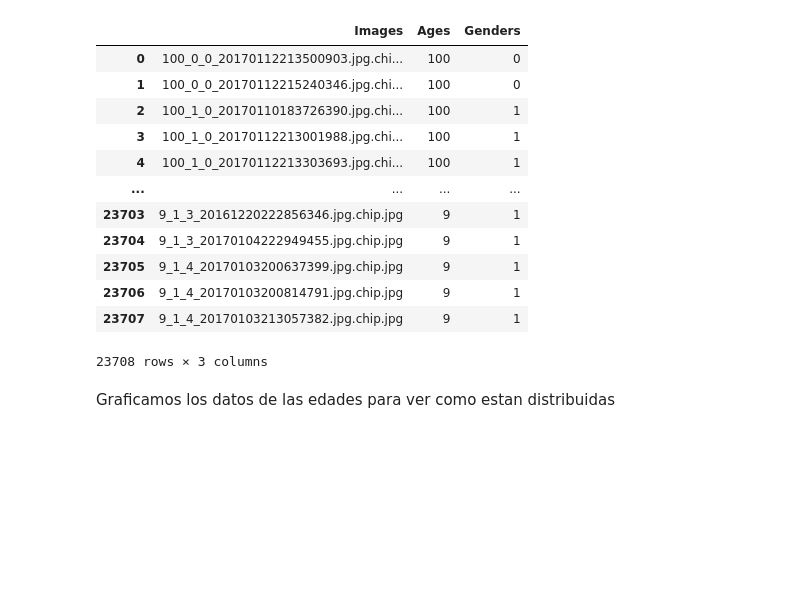
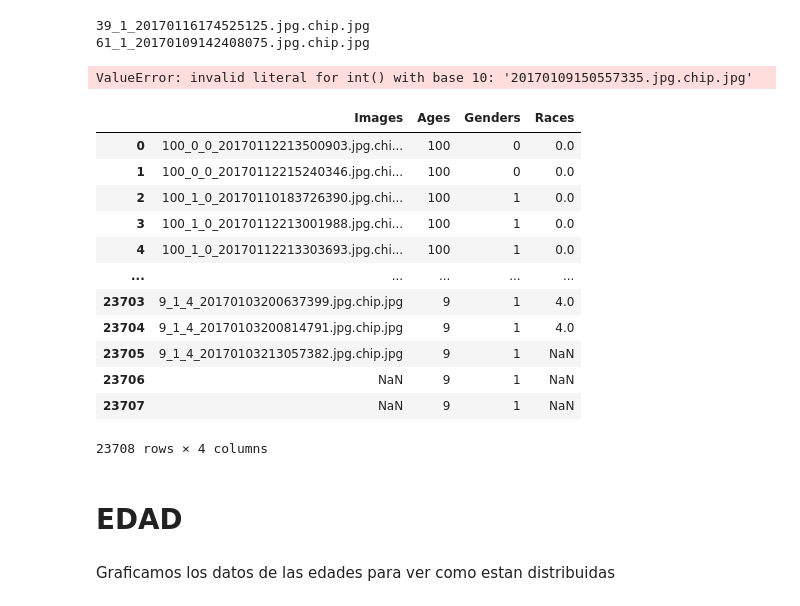
Before and after one commit to hbm99/bias-project-ML, a Jupyter notebook: dataset_analysis/ds_analysis.ipynb, the cells around one changed output. Cells and saved outputs as stored; diff of their text form; code cells hidden in the pictures; blank space fills up the shorter version.

```diff
--- a/dataset_analysis/ds_analysis.ipynb
+++ b/dataset_analysis/ds_analysis.ipynb
@@ -15,37 +15,60 @@ from keras.preprocessing.image import ImageDataGenerator
 import tensorflow as tf
 
 import matplotlib.pyplot as plt
+# %%
+origin_path = '../datasets/UTKFace_origin/'
+debiased_path = '../datasets/UTKFace_debiased/'
+images = os.listdir(origin_path)
+count = 0
+
+for i in images:
+    splited_i = i.split('_')
+    if len(splited_i) < 4:
+        count += 1
+        print(i)
+        images.remove(i)
+# %% [output]
+39_1_20170116174525125.jpg.chip.jpg
+61_1_20170109142408075.jpg.chip.jpg
 # %%
-images = os.listdir('../datasets/archive/UTKFace/')
+
 ages = []
 genders = []
-race = []
-for i in os.listdir('../datasets/archive/UTKFace/'):
+races = []
+for i in images:
     split = i.split('_')
     ages.append(int(split[0]))
     genders.append(int(split[1]))
-    #images.append(Image.open('../datasets/archive/UTKFace/' + i))
+    try:
+        races.append(int(split[2]))
+    except:
+        print(i)
+# %% [output]
+ValueError: invalid literal for int() with base 10: '20170109150557335.jpg.chip.jpg'
 # %%
-images = pd.Series(list(images), name = 'Images')
-ages = pd.Series(list(ages), name = 'Ages')
-genders = pd.Series(list(genders), name = 'Genders')
+pd_images = pd.Series(list(images), name = 'Images')
+pd_ages = pd.Series(list(ages), name = 'Ages')
+pd_genders = pd.Series(list(genders), name = 'Genders')
+pd_races = pd.Series(list(races), name = 'Races')
 
-df = pd.concat([images, ages, genders], axis=1)
+df = pd.concat([pd_images, pd_ages, pd_genders, pd_races], axis=1)
 df
 # %% [output]
-|  | Images | Ages | Genders |
-| 0 | 100_0_0_20170112213500903.jpg.chi... | 100 | 0 |
-| 1 | 100_0_0_20170112215240346.jpg.chi... | 100 | 0 |
-| 2 | 100_1_0_20170110183726390.jpg.chi... | 100 | 1 |
-| 3 | 100_1_0_20170112213001988.jpg.chi... | 100 | 1 |
-| 4 | 100_1_0_20170112213303693.jpg.chi... | 100 | 1 |
-| ... | ... | ... | ... |
-| 23703 | 9_1_3_20161220222856346.jpg.chip.jpg | 9 | 1 |
-| 23704 | 9_1_3_20170104222949455.jpg.chip.jpg | 9 | 1 |
-| 23705 | 9_1_4_20170103200637399.jpg.chip.jpg | 9 | 1 |
-| 23706 | 9_1_4_20170103200814791.jpg.chip.jpg | 9 | 1 |
-| 23707 | 9_1_4_20170103213057382.jpg.chip.jpg | 9 | 1 |
+|  | Images | Ages | Genders | Races |
+| 0 | 100_0_0_20170112213500903.jpg.chi... | 100 | 0 | 0.0 |
+| 1 | 100_0_0_20170112215240346.jpg.chi... | 100 | 0 | 0.0 |
+| 2 | 100_1_0_20170110183726390.jpg.chi... | 100 | 1 | 0.0 |
+| 3 | 100_1_0_20170112213001988.jpg.chi... | 100 | 1 | 0.0 |
+| 4 | 100_1_0_20170112213303693.jpg.chi... | 100 | 1 | 0.0 |
+| ... | ... | ... | ... | ... |
+| 23703 | 9_1_4_20170103200637399.jpg.chip.jpg | 9 | 1 | 4.0 |
+| 23704 | 9_1_4_20170103200814791.jpg.chip.jpg | 9 | 1 | 4.0 |
+| 23705 | 9_1_4_20170103213057382.jpg.chip.jpg | 9 | 1 | NaN |
+| 23706 | NaN | 9 | 1 | NaN |
+| 23707 | NaN | 9 | 1 | NaN |
-23708 rows × 3 columns
+23708 rows × 4 columns
+# %% [markdown]
+# EDAD
 # %% [markdown]
 Graficamos los datos de las edades para ver como estan distribuidas
 # %%
```
Also changed, not shown: parts of 8 cells of this notebook.
